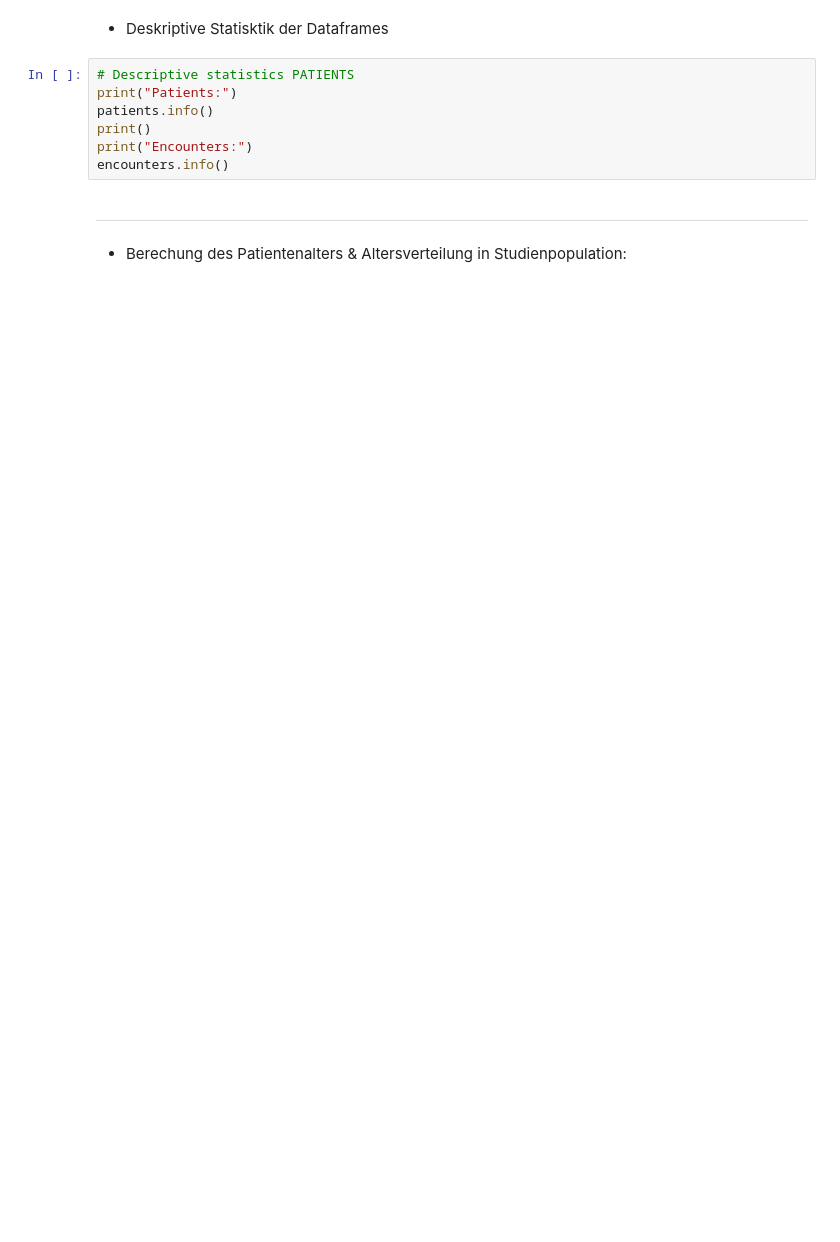
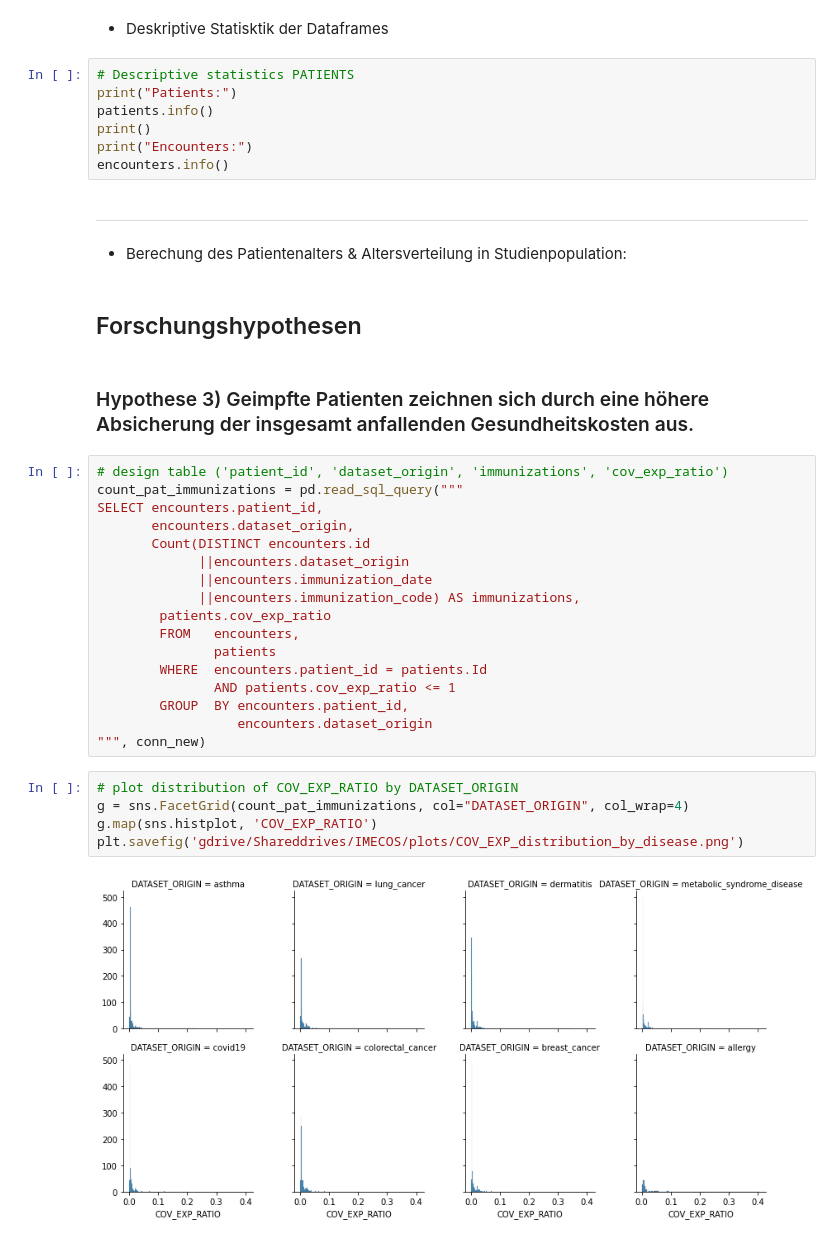
Before and after one commit to Fuenfgeld/ATeamDatenmanagementUndArchivierung, a Jupyter notebook: IMECOS_master.ipynb, the cells around one changed output. Drawn from its saved outputs; the diff is of its cells as text; blank space fills up the shorter version.

```diff
--- a/IMECOS_master.ipynb
+++ b/IMECOS_master.ipynb
@@ -141,3 +172,31 @@ encounters.info()
 
 ---
 *   Berechung des Patientenalters & Altersverteilung in Studienpopulation:
+# %% [markdown]
+## Forschungshypothesen
+# %% [markdown]
+### Hypothese 3) Geimpfte Patienten zeichnen sich durch eine höhere Absicherung der insgesamt anfallenden Gesundheitskosten aus.
+# %%
+# design table ('patient_id', 'dataset_origin', 'immunizations', 'cov_exp_ratio')
+count_pat_immunizations = pd.read_sql_query("""
+SELECT encounters.patient_id,
+       encounters.dataset_origin,
+       Count(DISTINCT encounters.id
+             ||encounters.dataset_origin
+             ||encounters.immunization_date
+             ||encounters.immunization_code) AS immunizations,
+        patients.cov_exp_ratio
+        FROM   encounters,
+               patients
+        WHERE  encounters.patient_id = patients.Id
+               AND patients.cov_exp_ratio <= 1
+        GROUP  BY encounters.patient_id,
+                  encounters.dataset_origin
+""", conn_new)
+# %%
+# plot distribution of COV_EXP_RATIO by DATASET_ORIGIN
+g = sns.FacetGrid(count_pat_immunizations, col="DATASET_ORIGIN", col_wrap=4)
+g.map(sns.histplot, 'COV_EXP_RATIO')
+plt.savefig('gdrive/Shareddrives/IMECOS/plots/COV_EXP_distribution_by_disease.png')
+# %% [output]
+[figure, added]
```
Also changed, not shown: parts of 9 cells of this notebook.
